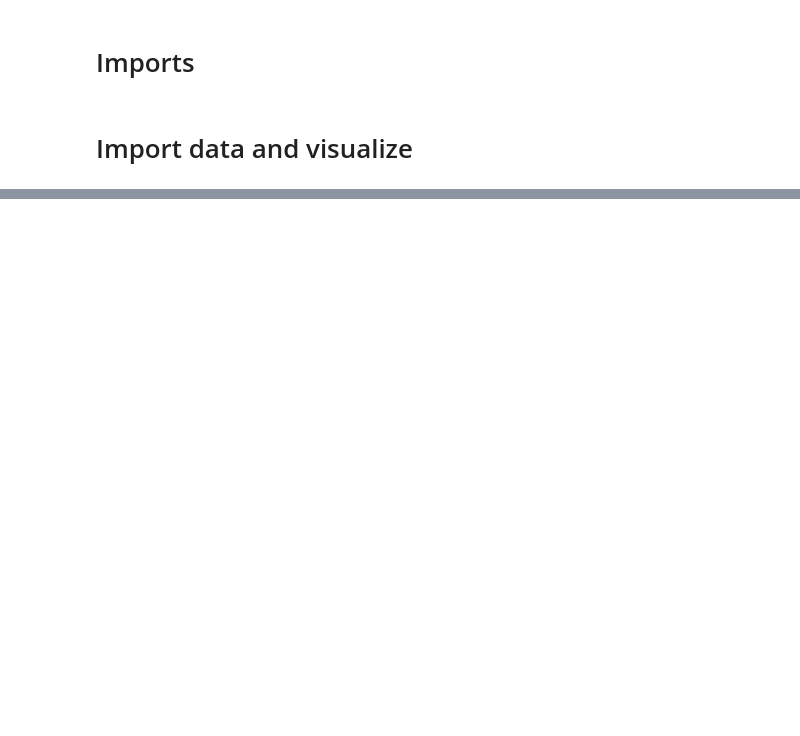
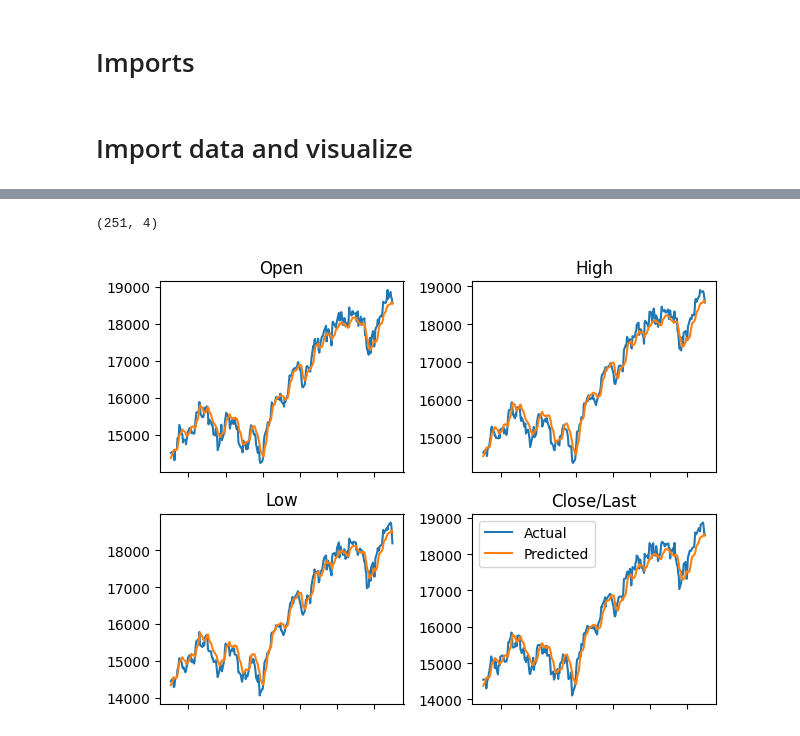
Before and after one commit to OpexRah/crux-inductions, a Jupyter notebook: Task 2/LSTM_encoder_decoder.ipynb, the cells around one changed output, grey strips where cells are left out. Drawn from its saved outputs; the diff is of its cells as text; code cells hidden in the pictures; blank space fills up the shorter version.

Commit message:
feat: complete LSTM encoder decoder implementation

```diff
--- a/Task 2/LSTM_encoder_decoder.ipynb
+++ b/Task 2/LSTM_encoder_decoder.ipynb
@@ -40,0 +158,3 @@ plt.show()
+# %%
+model = LSTM_encoder_decoder(seq_len, X_train.shape[2])
+model.summary()
@@ -40,0 +181,2 @@ plt.show()
+# %%
+history = model.fit(X_train, y_train, epochs=50, batch_size=32, validation_split=0.2)
@@ -40,0 +209,5 @@ plt.show()
+# %%
+predictions = model.predict(X_test)
+
+# Inverse transform the predictions
+predicted_prices = scaler.inverse_transform(predictions)
@@ -40,0 +216,34 @@ plt.show()
+# %%
+print(predicted_prices.shape)
+# %% [output]
+(251, 4)
+# %%
+fig, ax = plt.subplots(2, 2)
+
+ax[0,0].plot(df['Date'][train_size+seq_len:], df['Open'][train_size+seq_len:], label="Actual")
+ax[0,0].plot(df['Date'][train_size+seq_len:], predicted_prices[:,0], label = "Predicted")
+ax[0,0].set_title("Open")
+ax[0,0].set_xticklabels([])
+
+ax[0,1].plot(df['Date'][train_size+seq_len:], df['High'][train_size+seq_len:], label="Actual")
+ax[0,1].plot(df['Date'][train_size+seq_len:], predicted_prices[:,1], label = "Predicted")
+ax[0,1].set_title("High")
+ax[0,1].set_xticklabels([])
+
+ax[1,0].plot(df['Date'][train_size+seq_len:], df['Low'][train_size+seq_len:], label="Actual")
+ax[1,0].plot(df['Date'][train_size+seq_len:], predicted_prices[:,2], label = "Predicted")
+ax[1,0].set_title("Low")
+ax[1,0].set_xticklabels([])
+
+ax[1,1].plot(df['Date'][train_size+seq_len:], df['Close/Last'][train_size+seq_len:], label="Actual")
+ax[1,1].plot(df['Date'][train_size+seq_len:], predicted_prices[:,3], label = "Predicted")
+ax[1,1].set_title("Close/Last")
+ax[1,1].set_xticklabels([])
+
+plt.legend()
+plt.tight_layout()
+#save figure in plots folder
+plt.savefig("plots/Attention_LSTM_NASDAQ100_5years.png")
+plt.show()
+# %% [output]
+[figure, added]
```
Also changed, not shown: parts of 14 cells of this notebook, 6 other files.
